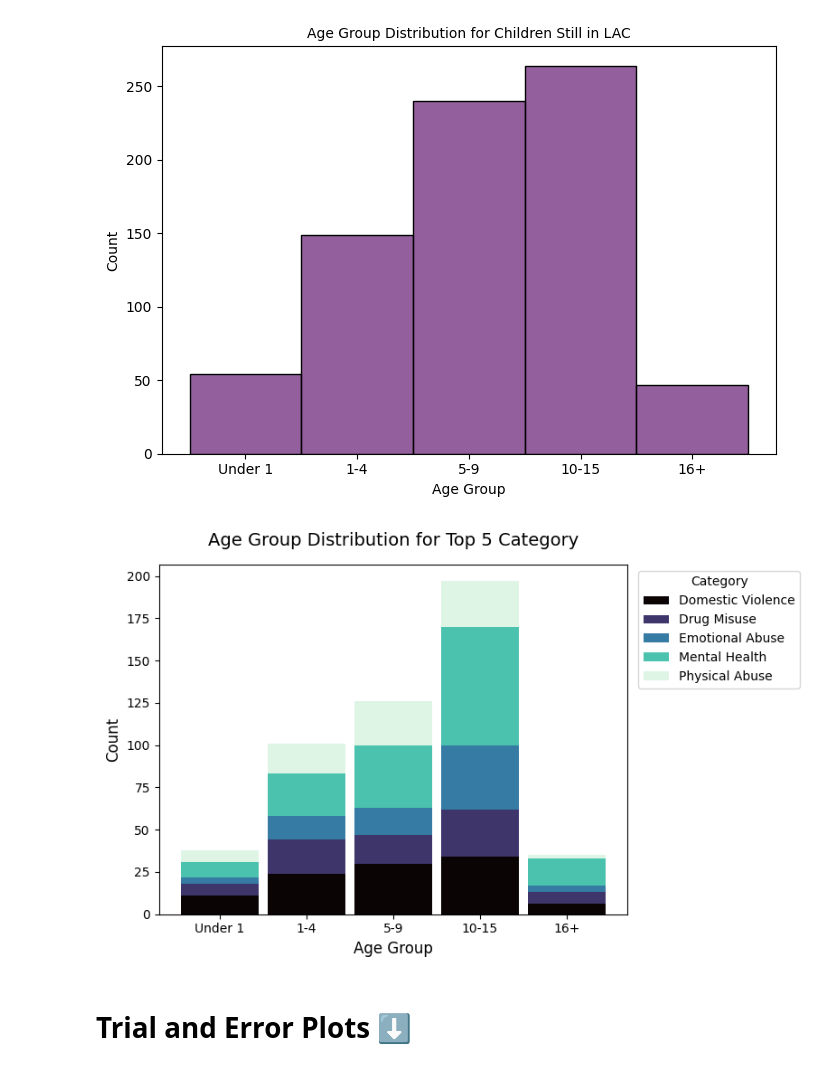
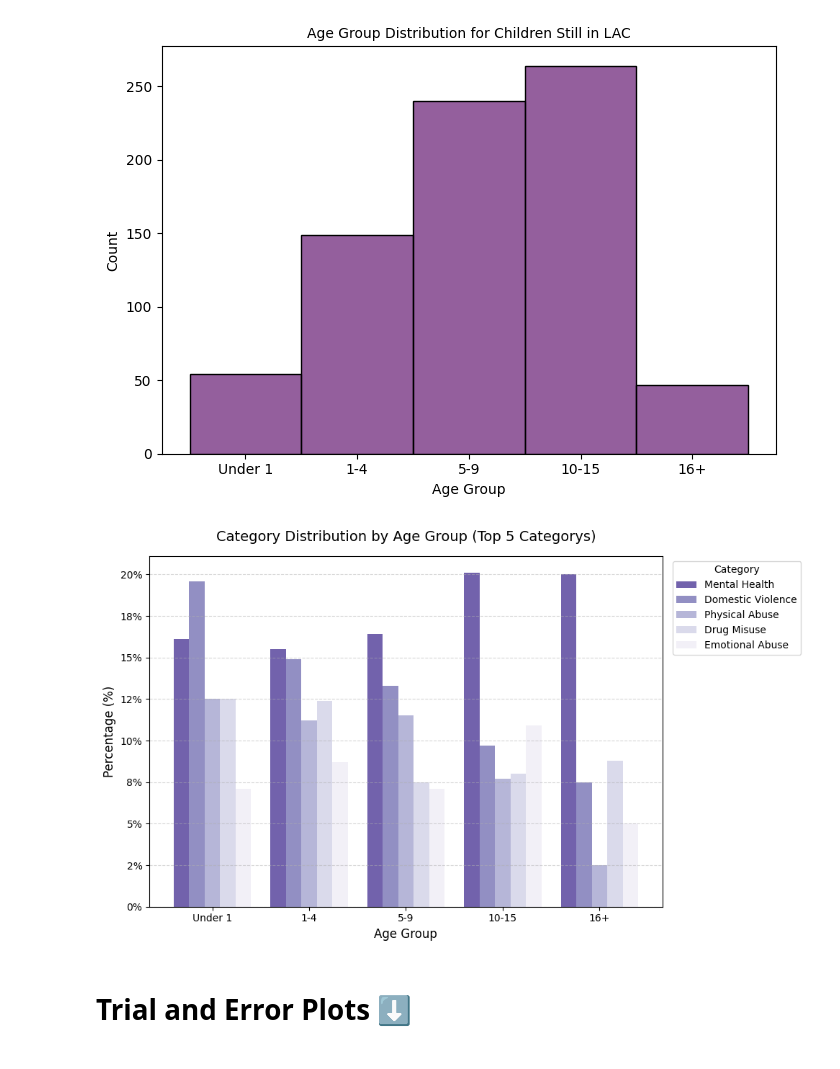
Before and after one commit to ConnectedBradford/CB_2649, a Jupyter notebook: notebooks/demographic_analysis.ipynb, the cells around one changed output. Saved outputs shown, nothing was run; the diff lists cells and outputs as text; code cells hidden in the pictures.

Commit message:
Add visualization figures and update notebooks

```diff
--- a/notebooks/demographic analysis.ipynb
+++ b/notebooks/demographic_analysis.ipynb
@@ -1762,18 +1778,17 @@ Proportion of children still in the LAC system: 49.87%
 plot_age_groups_for_children_still_in_care(lac, end_date_col="EndDate", age_group_col="entry_agegroup", intervention_name="LAC")
 # %% [output]
 [figure]
-# %%
-# Age_group by Top 5 Category
-plot_agegroup_distribution_top_categories_stacked(
-    lac,
-    'LAC',
-    category_col='Category',
-    agegroup_col='entry_agegroup',
-    n=5,
-    color_palette='mako'
-)
-# %% [output]
-[figure, removed]
+# %%
+# Age_group by Top 5 Category
+plot_agegroup_distribution_top_categories(
+    lac,
+    'LAC',
+    category_col='Category',
+    agegroup_col='entry_agegroup',
+    n=5
+)
+# %% [output]
+[figure, added]
 # %% [markdown]
 # Trial and Error Plots ⬇️
 # %%
```
Also changed, not shown: parts of 17 cells of this notebook.
